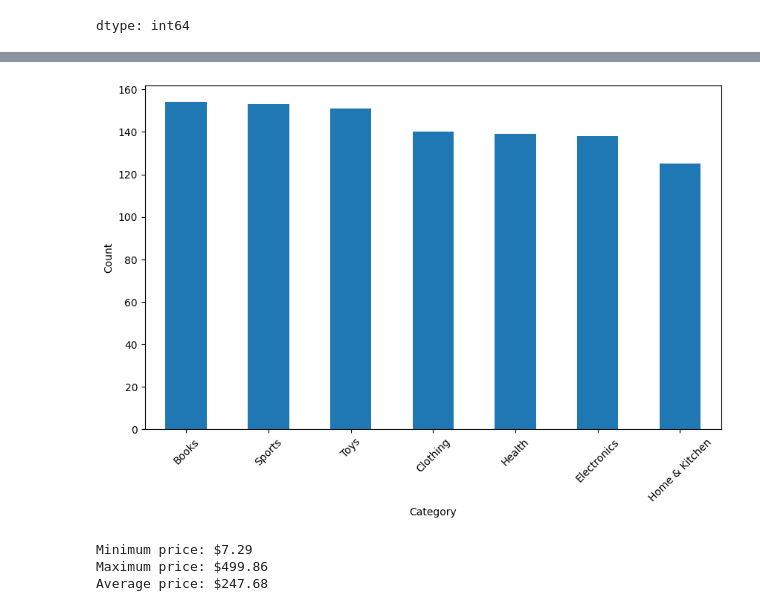
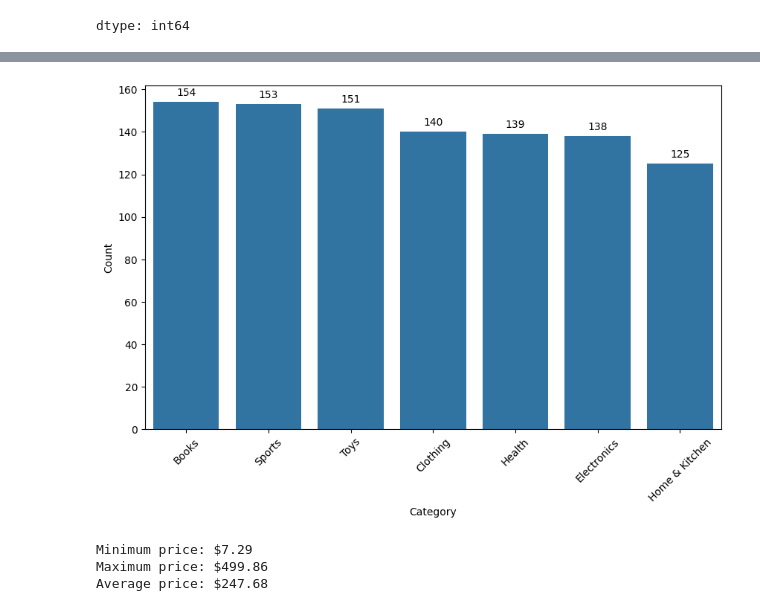
Before and after one commit to AlbinBahtiri/Data-Science-Projects, a Jupyter notebook: Analysis_of_Ecommerce_py.ipynb, the cells around one changed output, grey strips where cells are left out. Saved outputs shown, nothing was run; the diff lists cells and outputs as text; code cells hidden in the pictures.

```diff
--- a/Analysis_of_Ecommerce_py.ipynb
+++ b/Analysis_of_Ecommerce_py.ipynb
@@ -81,16 +81,26 @@ df.describe()
 | 75% | 750.250000 | 373.435000 | 4.000000 | 772.000000 | 740.750000 | 756.250000 | 777.250000 | ... |
 | max | 1000.000000 | 499.860000 | 5.000000 | 999.000000 | 1000.000000 | 1000.000000 | 999.000000 | ... |
 # %%
-category_counts = df['category'].value_counts()
-plt.figure(figsize=(10,6))
-category_counts.plot(kind='bar')
-plt.title=('Product Category Distribution')
+category_counts = df['category'].value_counts().reset_index()
+category_counts.columns = ['category', 'Count']
+
+plt.figure(figsize=(10, 6))
+ax = sns.barplot(x='category', y='Count', data=category_counts)
+
+for p in ax.patches:
+    ax.annotate(format(p.get_height(), '.0f'),
+                (p.get_x() + p.get_width() / 2., p.get_height()),
+                ha = 'center', va = 'center',
+                xytext = (0, 9),
+                textcoords = 'offset points')
+
+plt.title=('Category Counts')
 plt.xlabel('Category')
 plt.ylabel('Count')
 plt.xticks(rotation=45)
 plt.show()
 # %% [output]
-[figure, old version]
+[figure, new version]
 # %%
 print(f"Minimum price: ${df['price'].min()}")
 print(f"Maximum price: ${df['price'].max()}")
```
Also changed, not shown: parts of 1 cell of this notebook.
